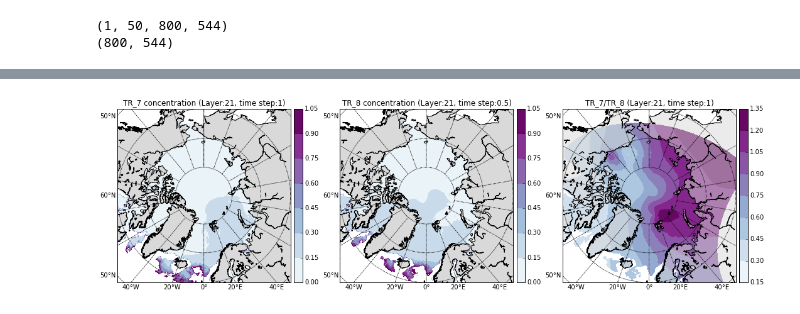
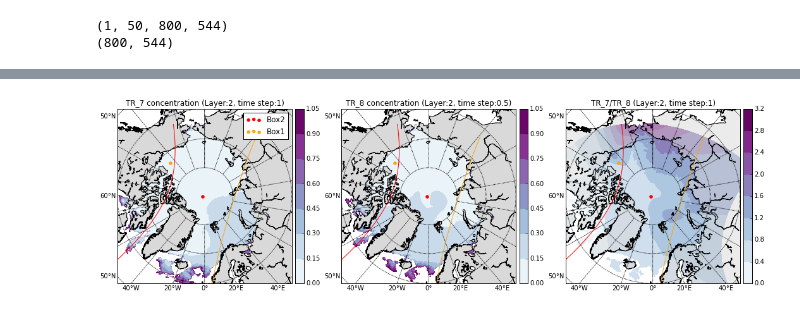
Before and after one commit to xiaoxiny/assignment, a Jupyter notebook: Horizontal-profile(ANHA_ini. cond.).ipynb, the cells around one changed output, grey strips where cells are left out. Cells and saved outputs as stored; diff of their text form; code cells hidden in the pictures.

```diff
--- a/Horizontal-profile(ANHA_ini. cond.).ipynb
+++ b/Horizontal-profile(ANHA_ini. cond.).ipynb
@@ -13,7 +13,7 @@ from mpl_toolkits.basemap import cm,addcyclic,Basemap, shiftgrid
 % matplotlib inline
 
 
-nc_filename=glob.glob('*_ptrc_T*.nc')
+nc_filename=glob.glob('/ocean/xiaoxiny/research/result_jasper/*_ptrc_T*.nc')
 print("found *.nc file: \n{}".format(nc_filename))
 # %% [output]
 found *.nc file:
@@ -94,7 +85,7 @@ ax = fig.add_subplot(133)
 data=TR_7#/1e6
 data2=TR_8#/1e6
 i=0
-layer=20
+layer=2
 
 #mask data in fram strait
 #for k in range(len(nav_lon[:,0])):
@@ -115,7 +106,11 @@ m.drawparallels(np.arange(-80.,81.,10.),labels=[1, 0, 0, 0])
 m.drawmeridians(np.arange(-180.,181.,20.),labels=[0, 0, 0, 1])
 x, y = m(nav_lon, nav_lat)
 cs=m.contourf(x,y,data[i,layer,:,:]/data2[i,layer,:,:],cmap=plt.cm.BuPu)
-plt.title('TR_7/TR_8 (Layer:%s, time step:%s)'%(layer+1,i+1))
+plt.title('TR_7/TR_8 (Layer:%s, time step:%s)'%(layer,i+1))
+m.scatter(x[600,300],y[600,300],color='red',label='Box2')
+m.plot(x[:,183],y[:,183],color='red')
+m.plot(x[:,396],y[:,396],color='orange')
+m.scatter(x[685,170],y[685,170],color='orange',label='Box1')
 cbar = m.colorbar(cs,location='right',pad="2%")
 
 
@@ -123,33 +118,42 @@ cbar = m.colorbar(cs,location='right',pad="2%")
 ax = fig.add_subplot(131)
 m = Basemap(projection='npstere',boundinglat=60,lon_0=-0,resolution='l')
 m.drawcoastlines()
 m.fillcontinents(color = '0.85')
 m.drawparallels(np.arange(-80.,81.,10.),labels=[1, 0, 0, 0])
 m.drawmeridians(np.arange(-180.,181.,20.),labels=[0, 0, 0, 1])
 x, y = m(nav_lon, nav_lat)
 #cs=m.contourf(x,y,ice[i,:,:],cmap=plt.cm.bone)
 cs=m.contourf(x,y,data[i,layer,:,:],cmap=plt.cm.BuPu)
 cbar = m.colorbar(cs,location='right',pad="2%")
-plt.title('TR_7 concentration (Layer:%s, time step:%s)'%(layer+1,i+1))
+m.scatter(x[600,300],y[600,300],color='red',label='Box2')
+m.plot(x[:,183],y[:,183],color='red')
+m.plot(x[:,396],y[:,396],color='orange')
+m.scatter(x[685,170],y[685,170],color='orange',label='Box1')
+plt.legend()
+plt.title('TR_7 concentration (Layer:%s, time step:%s)'%(layer,i+1))
 
 
 #fig = plt.figure(figsize=(18,15))
 ax = fig.add_subplot(132)
 m = Basemap(projection='npstere',boundinglat=60,lon_0=0,resolution='l')
 m.drawcoastlines()
 m.fillcontinents(color = '0.85')
 m.drawparallels(np.arange(-90.,90.,10.),labels=[1, 0, 0, 0])
 m.drawmeridians(np.arange(-180.,180.,20.),labels=[0, 0, 0, 1],zorder=3)
 x, y = m(nav_lon, nav_lat)
 
 cs=m.contourf(x,y,data2[i,layer,:,:],cmap=plt.cm.BuPu)
 cbar = m.colorbar(cs,location='right',pad="2%")
-plt.title('TR_8 concentration (Layer:%s, time step:%s)'%(layer+1,i+0.5))
+m.scatter(x[600,300],y[600,300],color='red',label='Box2')
+m.plot(x[:,183],y[:,183],color='red')
+m.plot(x[:,396],y[:,396],color='orange')
+m.scatter(x[685,170],y[685,170],color='orange',label='Box1')
+plt.title('TR_8 concentration (Layer:%s, time step:%s)'%(layer,i+0.5))
 #Q=m.quiver(x, y, u[i,layer,:,:], v[i,layer,:,:],scale=0.8)
   #smaller the number, longer the line
 #Qlabel=plt.quiverkey(Q, 0.15, 0.1, 0.03, '0.03 m/s', labelpos='N') # width, height, scale, label, position
 #ax.set_title('currents (Layer=95m, Time=1)', fontsize=12)
 
 pl.show()
 # %% [output]
-[figure, old version]
+[figure, new version]
```
Also changed, not shown: parts of 5 cells of this notebook.
